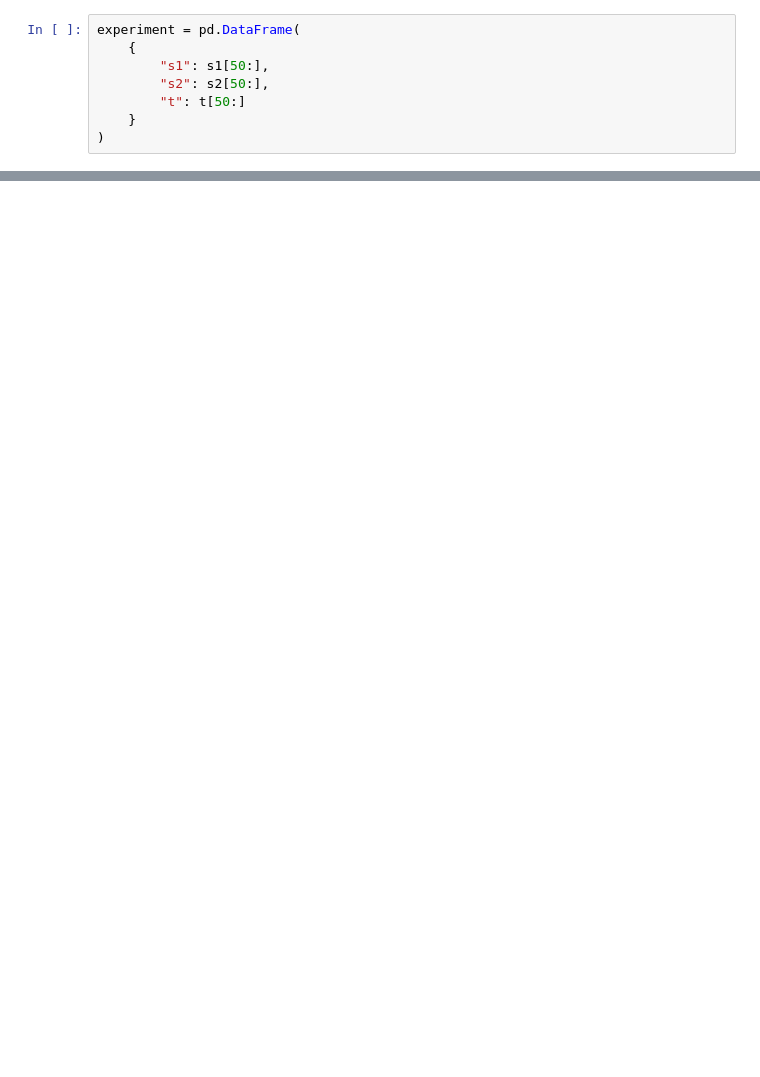
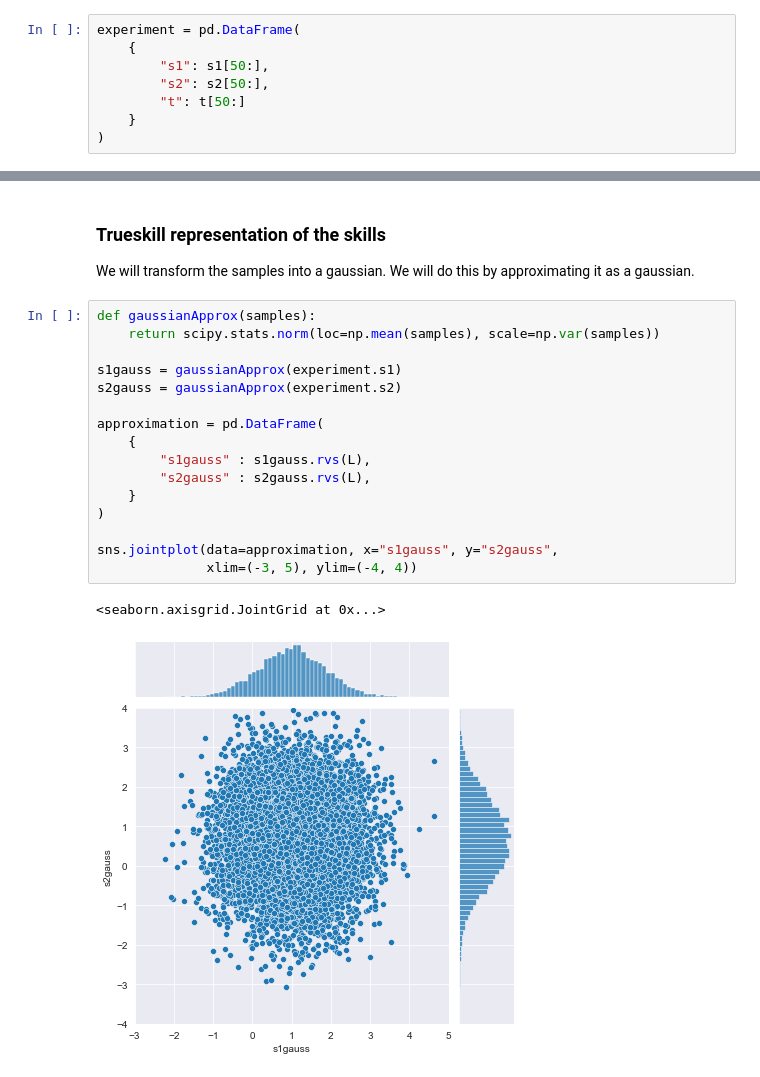
Before and after one commit to bcwein/1RT705APML-Project, a Jupyter notebook: project.ipynb, the cells around one changed output, grey strips where cells are left out. Saved outputs shown, nothing was run; the diff lists cells and outputs as text; blank space fills up the shorter version.

```diff
--- a/project.ipynb
+++ b/project.ipynb
@@ -116,0 +102,23 @@ sns.histplot(data=experiment, x="t")
+# %% [markdown]
+### Trueskill representation of the skills
+
+We will transform the samples into a gaussian. We will do this by approximating it as a gaussian.
+# %%
+def gaussianApprox(samples):
+    return scipy.stats.norm(loc=np.mean(samples), scale=np.var(samples))
+
+s1gauss = gaussianApprox(experiment.s1)
+s2gauss = gaussianApprox(experiment.s2)
+
+approximation = pd.DataFrame(
+    {
+        "s1gauss" : s1gauss.rvs(L),
+        "s2gauss" : s2gauss.rvs(L),
+    }
+)
+
+sns.jointplot(data=approximation, x="s1gauss", y="s2gauss",
+              xlim=(-3, 5), ylim=(-4, 4))
+# %% [output]
+<seaborn.axisgrid.JointGrid at 0x...>
+[figure, added]
```
Also changed, not shown: parts of 31 cells of this notebook, 1 other file.
